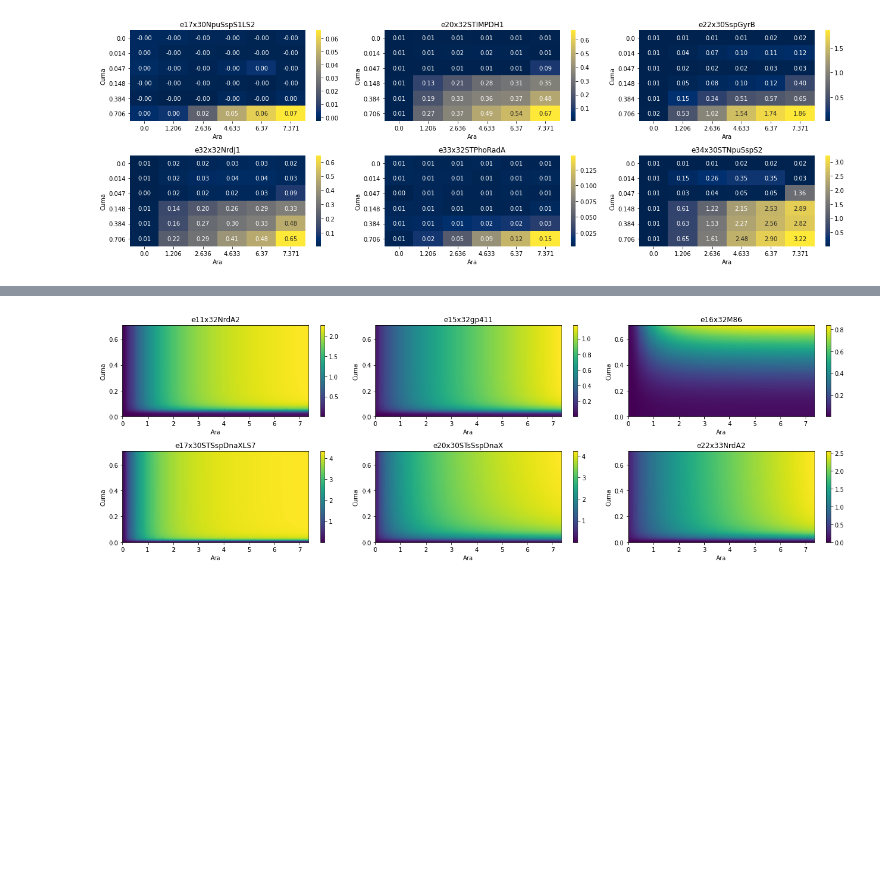
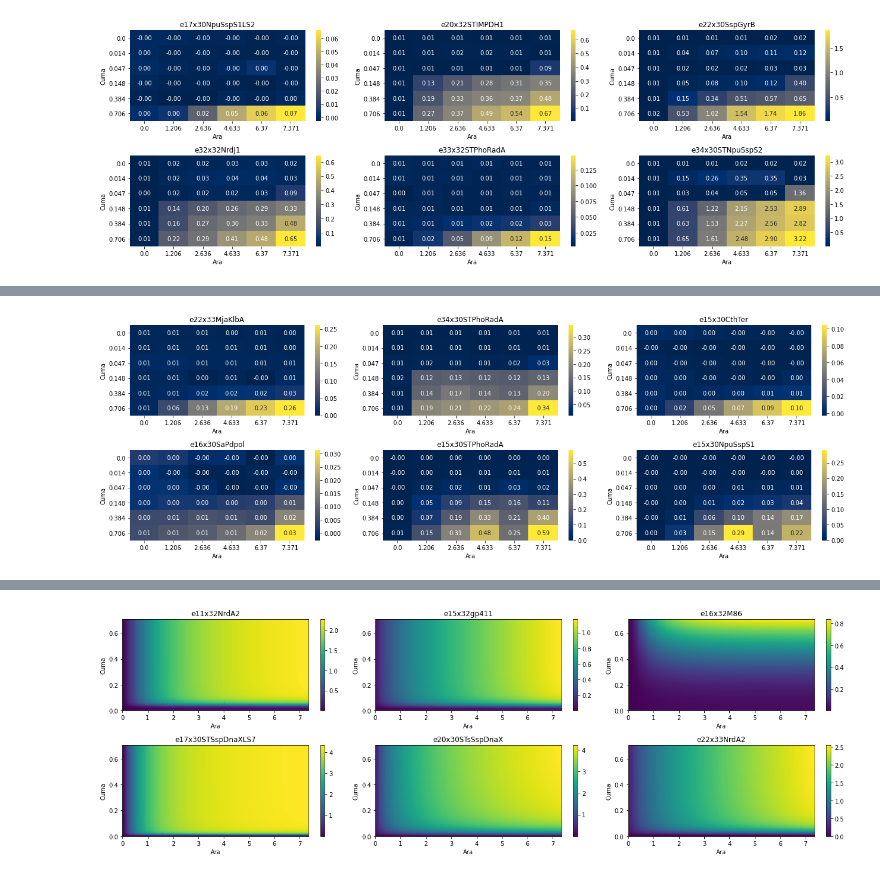
Before and after one commit to rmardian/intein-based-circuits, a Jupyter notebook: AND Gates Screening - Full.ipynb, the cells around one changed output, grey strips where cells are left out. Saved outputs shown, nothing was run; the diff lists cells and outputs as text; code cells hidden in the pictures; blank space fills up the shorter version.

```diff
--- a/AND Gates Screening - Full.ipynb
+++ b/AND Gates Screening - Full.ipynb
@@ -171,0 +172,4 @@ plot_heatmap(heatmaps[36:42])
+# %%
+plot_heatmap(heatmaps[42:48])
+# %% [output]
+[figure, added]
```
Also changed, not shown: parts of 13 cells of this notebook, 17 other files.
